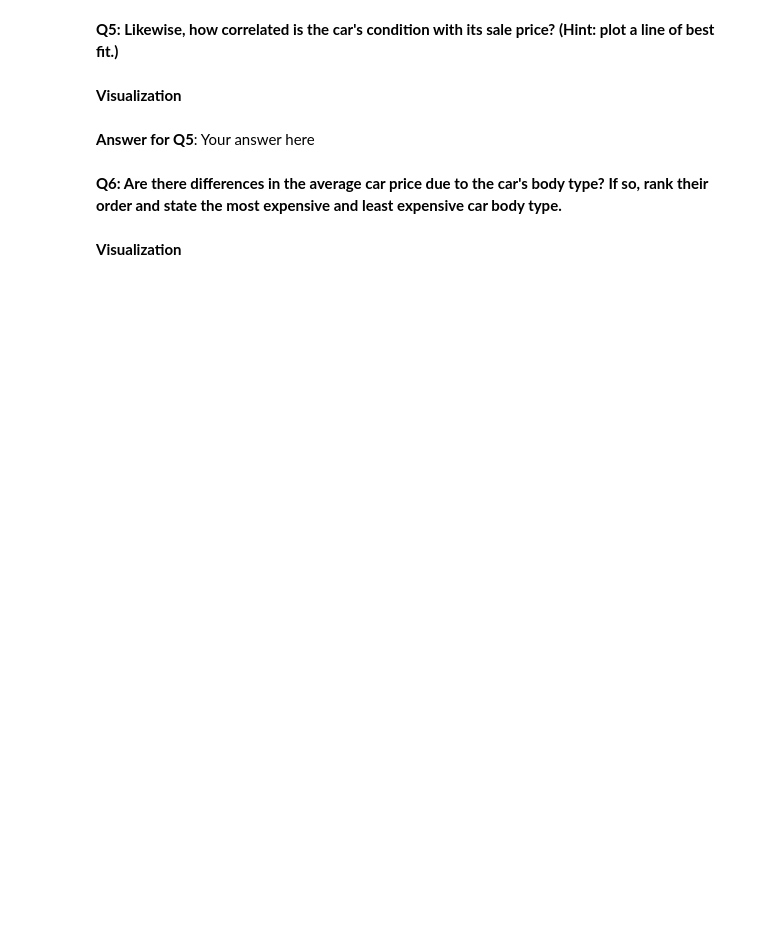
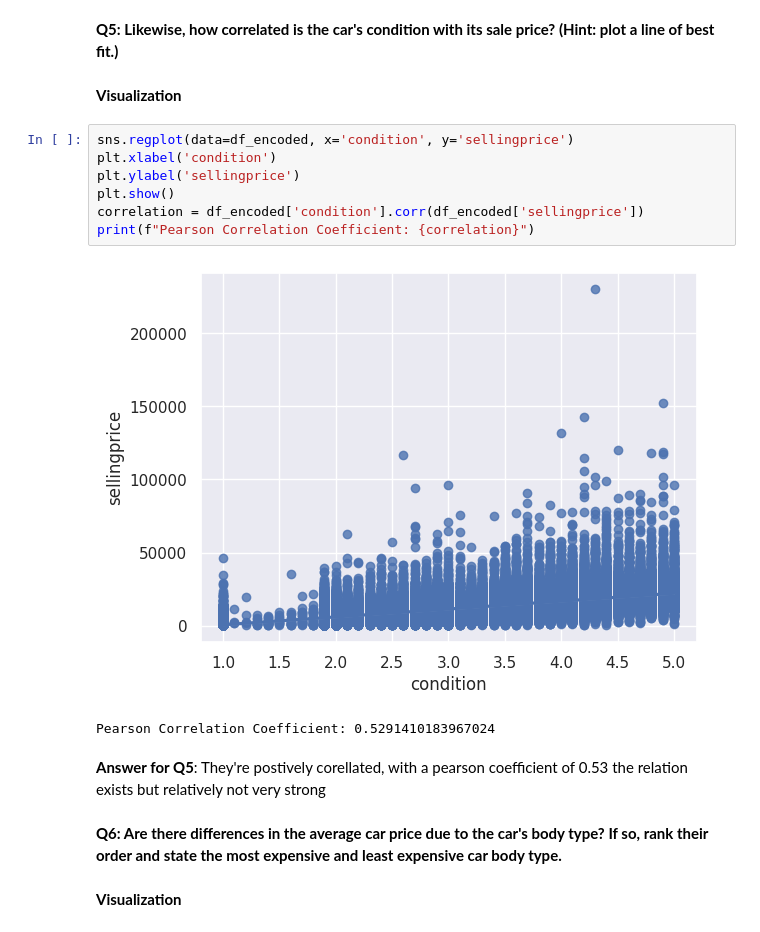
Before and after one commit to abdelrahman-walid/yougotsoftwared, a Jupyter notebook: Regression_Mini-Project.ipynb, the cells around one changed output. Drawn from its saved outputs; the diff is of its cells as text; blank space fills up the shorter version.

```diff
--- a/Regression_Mini-Project.ipynb
+++ b/Regression_Mini-Project.ipynb
@@ -239,8 +256,18 @@ plt.show()
 **Q5: Likewise, how correlated is the car's condition with its sale price? (Hint: plot a line of best fit.)**
 # %% [markdown]
 **Visualization**
-# %% [markdown]
-**Answer for Q5**: Your answer here
+# %%
+sns.regplot(data=df_encoded, x='condition', y='sellingprice')
+plt.xlabel('condition')
+plt.ylabel('sellingprice')
+plt.show()
+correlation = df_encoded['condition'].corr(df_encoded['sellingprice'])
+print(f"Pearson Correlation Coefficient: {correlation}")
+# %% [output]
+[figure, added]
+Pearson Correlation Coefficient: 0.5291410183967024
+# %% [markdown]
+**Answer for Q5**: They're postively corellated, with a pearson coefficient of 0.53 the relation exists but relatively not very strong
 # %% [markdown]
 **Q6: Are there differences in the average car price due to the car's body type? If so, rank their order and state the most expensive and least expensive car body type.**
 # %% [markdown]
```
Also changed, not shown: parts of 20 cells of this notebook.
